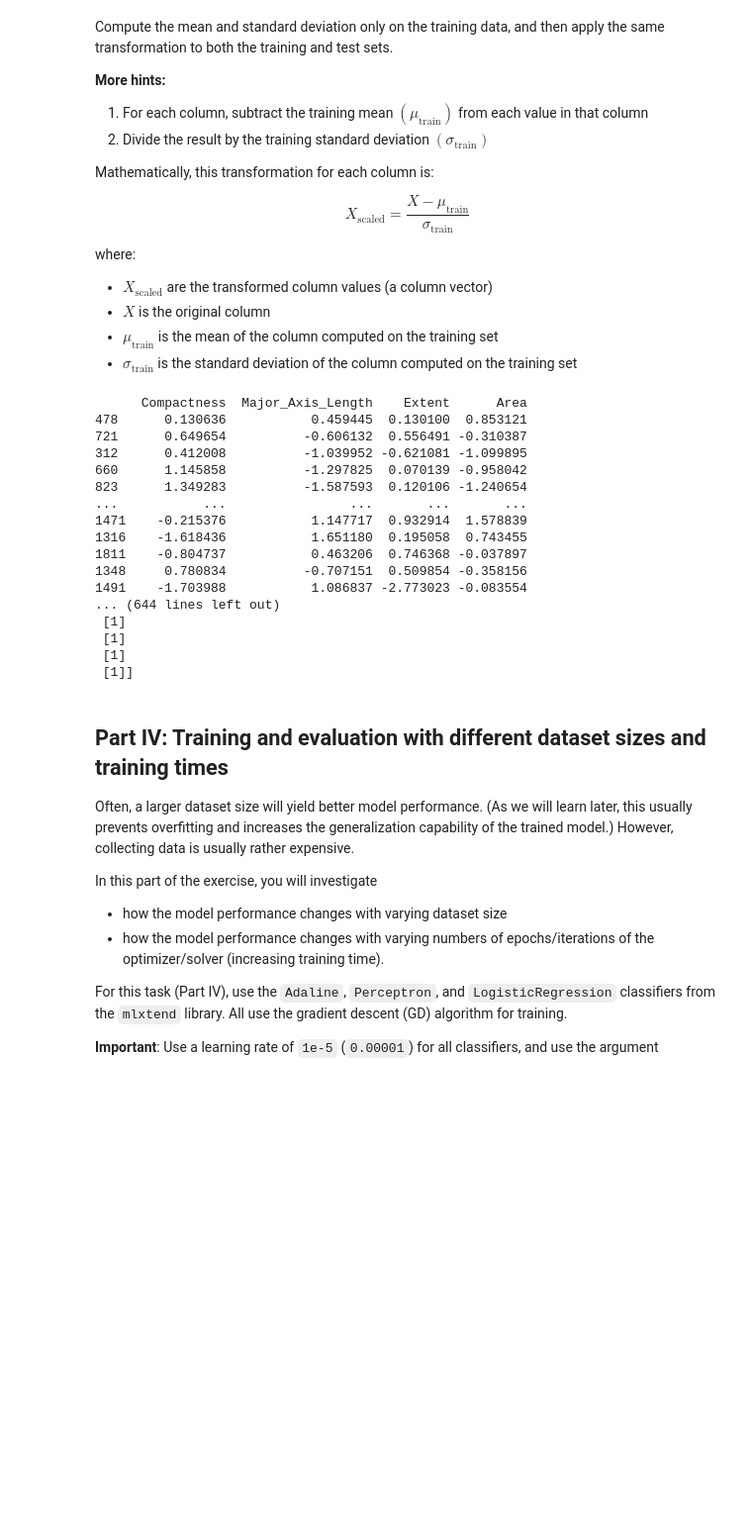
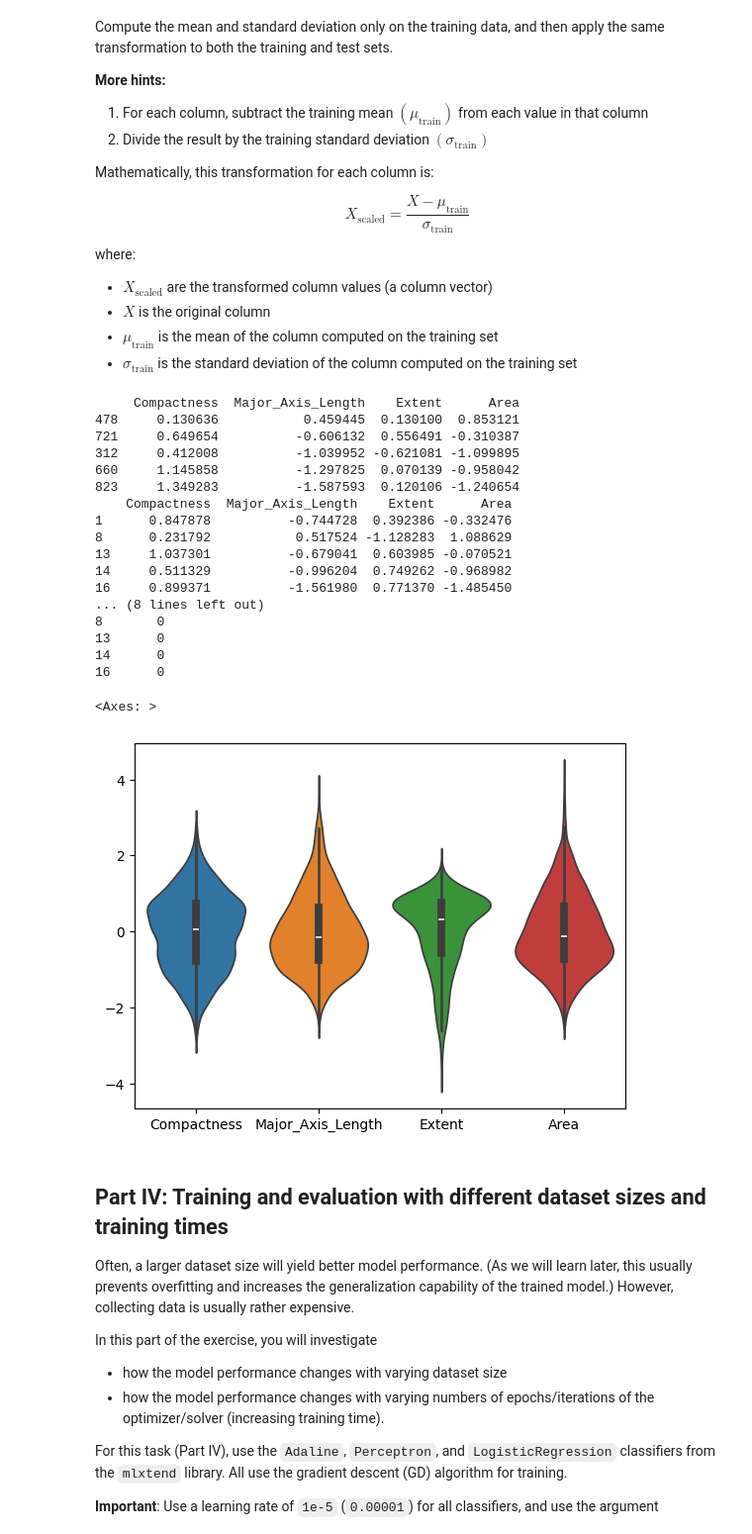
Before and after one commit to JohannesStandal/DAT200, a Jupyter notebook: CA2/CA2_DAT200_26H.ipynb, the cells around one changed output. Shown at 99% size. Drawn from its saved outputs; the diff is of its cells as text; code cells hidden in the pictures; blank space fills up the shorter version.

Commit message:
shortened the printout and crated a violinplot in part 3

```diff
--- a/CA2/CA2_DAT200_26H.ipynb
+++ b/CA2/CA2_DAT200_26H.ipynb
@@ -216,32 +216,36 @@ where:
 # %%
 # Insert your code below
 # ======================
 X_train_scaled = (x_train - np.mean(x_train, axis=0)) / np.std(x_train)
 X_test_scaled  = (x_test  - np.mean(x_test , axis=0)) / np.std(x_test )
 
-print(X_train_scaled)
-print(X_test_scaled)
+print(X_train_scaled.head(5))
+print(X_test_scaled.head(5))
 
-print(y_train)
-print(y_test)
+print(y_train.head(5))
+print(y_test.head(5))
+
+sns.violinplot(X_train_scaled)
 # %% [output]
-      Compactness  Major_Axis_Length    Extent      Area
-478      0.130636           0.459445  0.130100  0.853121
-721      0.649654          -0.606132  0.556491 -0.310387
-312      0.412008          -1.039952 -0.621081 -1.099895
-660      1.145858          -1.297825  0.070139 -0.958042
-823      1.349283          -1.587593  0.120106 -1.240654
-...           ...                ...       ...       ...
-1471    -0.215376           1.147717  0.932914  1.578839
-1316    -1.618436           1.651180  0.195058  0.743455
-1811    -0.804737           0.463206  0.746368 -0.037897
-1348     0.780834          -0.707151  0.509854 -0.358156
-1491    -1.703988           1.086837 -2.773023 -0.083554
-... (644 lines left out)
- [1]
- [1]
- [1]
- [1]]
+     Compactness  Major_Axis_Length    Extent      Area
+478     0.130636           0.459445  0.130100  0.853121
+721     0.649654          -0.606132  0.556491 -0.310387
+312     0.412008          -1.039952 -0.621081 -1.099895
+660     1.145858          -1.297825  0.070139 -0.958042
+823     1.349283          -1.587593  0.120106 -1.240654
+    Compactness  Major_Axis_Length    Extent      Area
+1      0.847878          -0.744728  0.392386 -0.332476
+8      0.231792           0.517524 -1.128283  1.088629
+13     1.037301          -0.679041  0.603985 -0.070521
+14     0.511329          -0.996204  0.749262 -0.968982
+16     0.899371          -1.561980  0.771370 -1.485450
+... (8 lines left out)
+8       0
+13      0
+14      0
+16      0
+<Axes: >
+[figure, added]
 # %% [markdown]
 ## Part IV: Training and evaluation with different dataset sizes and training times
 
```
